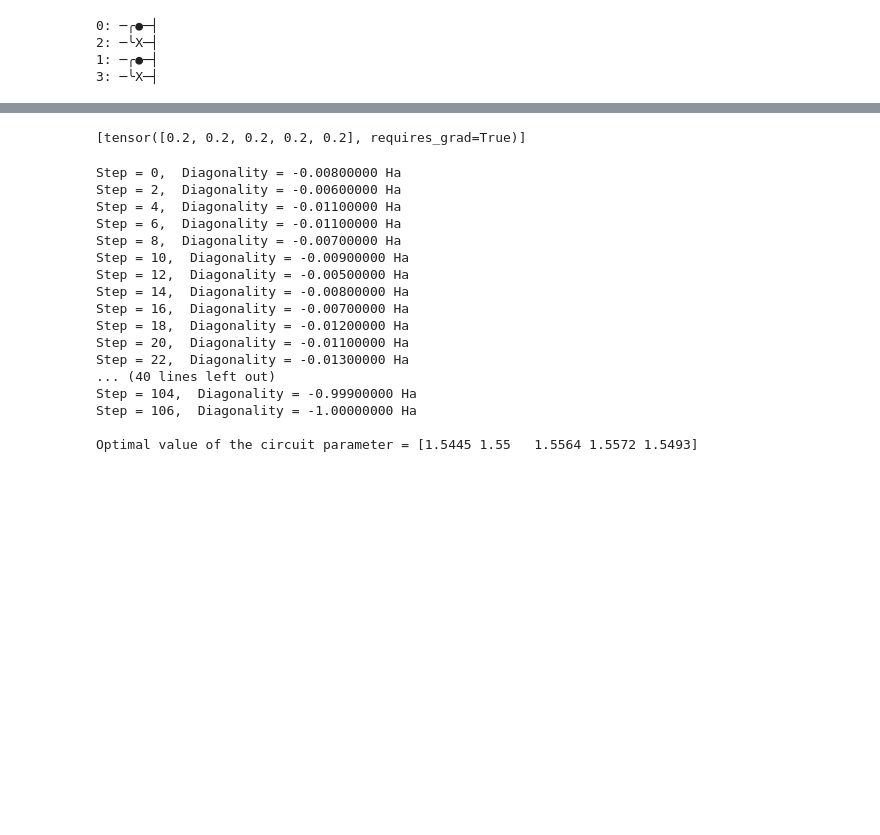
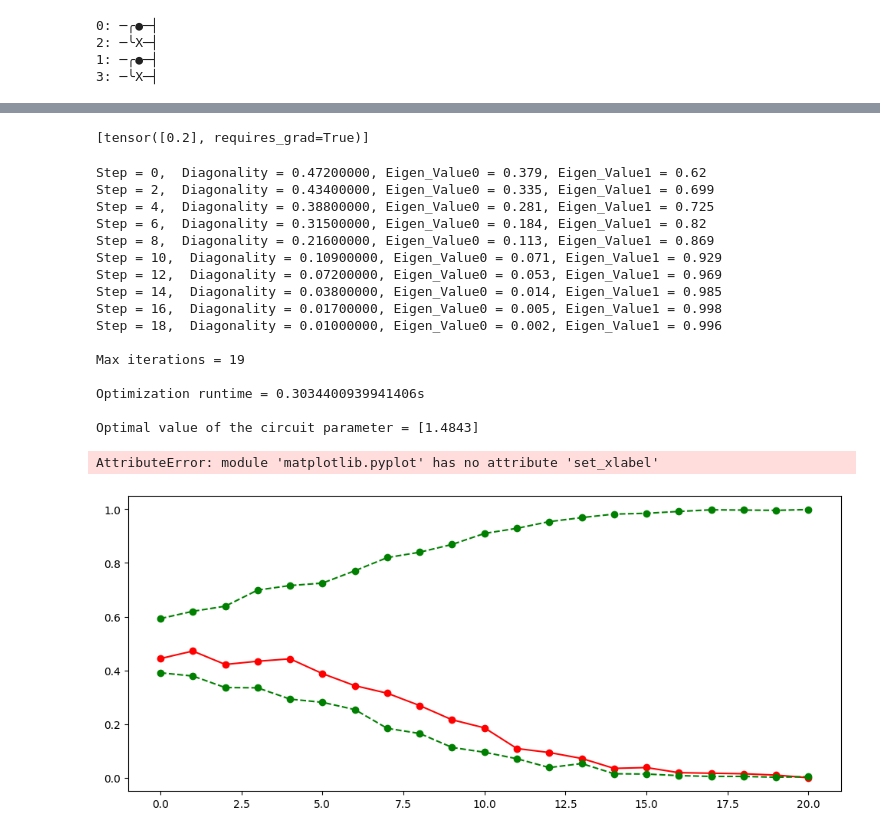
Before and after one commit to quantumethicsproject/Algorithm-Research, a Jupyter notebook: Joan's Code/VQSD.ipynb, the cells around one changed output, grey strips where cells are left out. Saved outputs shown, nothing was run; the diff lists cells and outputs as text; code cells hidden in the pictures; blank space fills up the shorter version.

```diff
--- a/Joan's Code/VQSD.ipynb
+++ b/Joan's Code/VQSD.ipynb
@@ -65,7 +64,7 @@ def VQSD(param):
     return -circuit(param)[0]
 # %%
 t = []
-for i in range(5):
+for i in range(1):
     t.append(0.2)
 theta = np.array(t, requires_grad=True)
 print(theta)
@@ -74,4 +73,8 @@ print(theta)
 # %%
-diag = [VQSD(theta)]
+diag = [VQSD(theta)+1]
+Ev0 = [eval_readout(theta)[1]]
+Ev1 = [eval_readout(theta)[0]]
 print(diag)
+print(Ev0)
+print(Ev1)
 # %% [output]
@@ -82,7 +87,7 @@ angle = [theta]
 print(angle)
 #len(angle)
 # %% [output]
-[tensor([0.2, 0.2, 0.2, 0.2, 0.2], requires_grad=True)]
+[tensor([0.2], requires_grad=True)]
 # %%
 ###To Do
 #Figure out why the energy stays roughly constant
@@ -90,39 +95,65 @@ print(angle)
 opt = qml.GradientDescentOptimizer(stepsize=0.2)
 max_iterations = 1000
 conv_tol = 1e-06
+start_time = time.time()
+
 
 for n in range(max_iterations):
     theta, prev_diag = opt.step_and_cost(VQSD, theta)
 
-    diag.append(VQSD(theta))
+    diag.append(VQSD(theta)+1)
     angle.append(theta)
+    Ev0.append(eval_readout(theta)[1])
+    Ev1.append(eval_readout(theta)[0])
 
-    conv = np.abs(-1 - diag[-1])
+    conv = np.abs(diag[-1])
 
     if n % 2 == 0:
-        print(f"Step = {n},  Diagonality = {diag[-1]:.8f} Ha")
+        print(f"Step = {n},  Diagonality = {diag[-1]:.8f}, Eigen_Value0 = {Ev0[-1]}, Eigen_Value1 = {Ev1[-1]}")
 
     if conv <= conv_tol:
+        max_iterations = n
+        print("\n"f"Max iterations = {n}")
         break
-
-#print("\n" f"Final value of the ground-state energy = {diag[-1]:.8f} Ha")
+print("\n" f"Optimization runtime = {time.time() - start_time}s")
 print("\n" f"Optimal value of the circuit parameter = {angle[-1]}")
+opt_angle = angle[-1]
 # %% [output]
-Step = 0,  Diagonality = -0.00800000 Ha
-Step = 2,  Diagonality = -0.00600000 Ha
-Step = 4,  Diagonality = -0.01100000 Ha
-Step = 6,  Diagonality = -0.01100000 Ha
-Step = 8,  Diagonality = -0.00700000 Ha
-Step = 10,  Diagonality = -0.00900000 Ha
-Step = 12,  Diagonality = -0.00500000 Ha
-Step = 14,  Diagonality = -0.00800000 Ha
-Step = 16,  Diagonality = -0.00700000 Ha
-Step = 18,  Diagonality = -0.01200000 Ha
-Step = 20,  Diagonality = -0.01100000 Ha
-Step = 22,  Diagonality = -0.01300000 Ha
-... (40 lines left out)
-Step = 104,  Diagonality = -0.99900000 Ha
-Step = 106,  Diagonality = -1.00000000 Ha
+Step = 0,  Diagonality = 0.47200000, Eigen_Value0 = 0.379, Eigen_Value1 = 0.62
+Step = 2,  Diagonality = 0.43400000, Eigen_Value0 = 0.335, Eigen_Value1 = 0.699
+Step = 4,  Diagonality = 0.38800000, Eigen_Value0 = 0.281, Eigen_Value1 = 0.725
+Step = 6,  Diagonality = 0.31500000, Eigen_Value0 = 0.184, Eigen_Value1 = 0.82
+Step = 8,  Diagonality = 0.21600000, Eigen_Value0 = 0.113, Eigen_Value1 = 0.869
+Step = 10,  Diagonality = 0.10900000, Eigen_Value0 = 0.071, Eigen_Value1 = 0.929
+Step = 12,  Diagonality = 0.07200000, Eigen_Value0 = 0.053, Eigen_Value1 = 0.969
+Step = 14,  Diagonality = 0.03800000, Eigen_Value0 = 0.014, Eigen_Value1 = 0.985
+Step = 16,  Diagonality = 0.01700000, Eigen_Value0 = 0.005, Eigen_Value1 = 0.998
+Step = 18,  Diagonality = 0.01000000, Eigen_Value0 = 0.002, Eigen_Value1 = 0.996
 
-Optimal value of the circuit parameter = [1.5445 1.55   1.5564 1.5572 1.5493]
+Max iterations = 19
+
+Optimization runtime = 0.3034400939941406s
+
+Optimal value of the circuit parameter = [1.4843]
+# %%
+fig = plt.figure()
+fig.set_figheight(5)
+fig.set_figwidth(12)
+
+# Add energy plot on column 1
+
+plt.plot(range(len(diag)), diag, "ro", ls = "solid")
+plt.plot(range(len(diag)), Ev0, "go", ls="dashed")
+plt.plot(range(len(diag)), Ev1, "go", ls="dashed")
+plt.set_xlabel("Optimization step", fontsize=13)
+plt.set_ylabel("Diagonality", fontsize=13)
+
+plt.xticks(fontsize=12)
+plt.yticks(fontsize=12)
+
+
+plt.show()
+# %% [output]
+AttributeError: module 'matplotlib.pyplot' has no attribute 'set_xlabel'
+[figure, added]
 # %%
```
Also changed, not shown: parts of 12 cells of this notebook, 1 other file.
